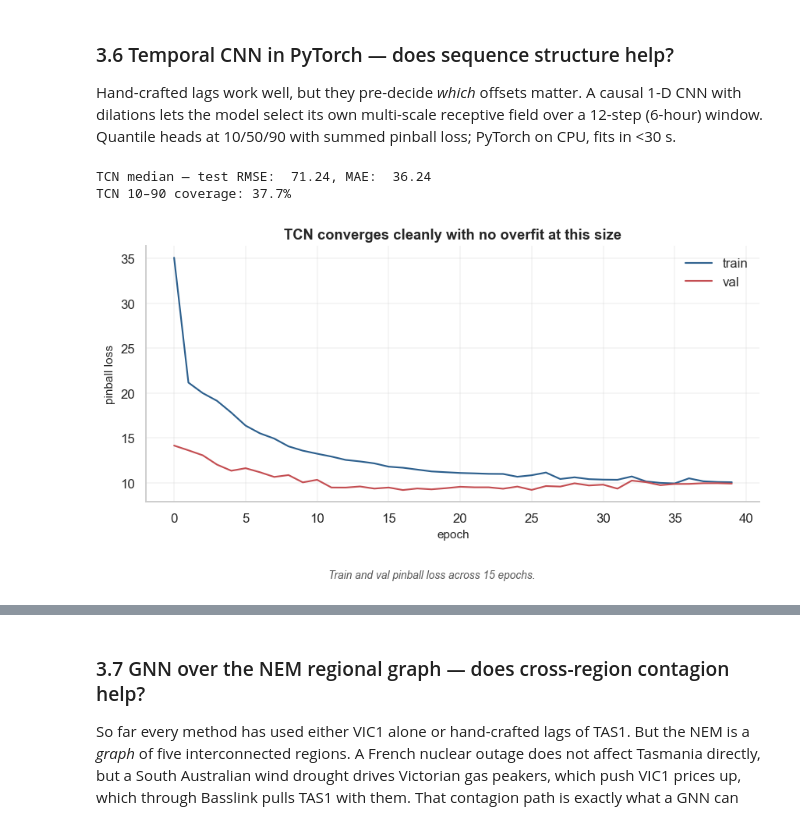
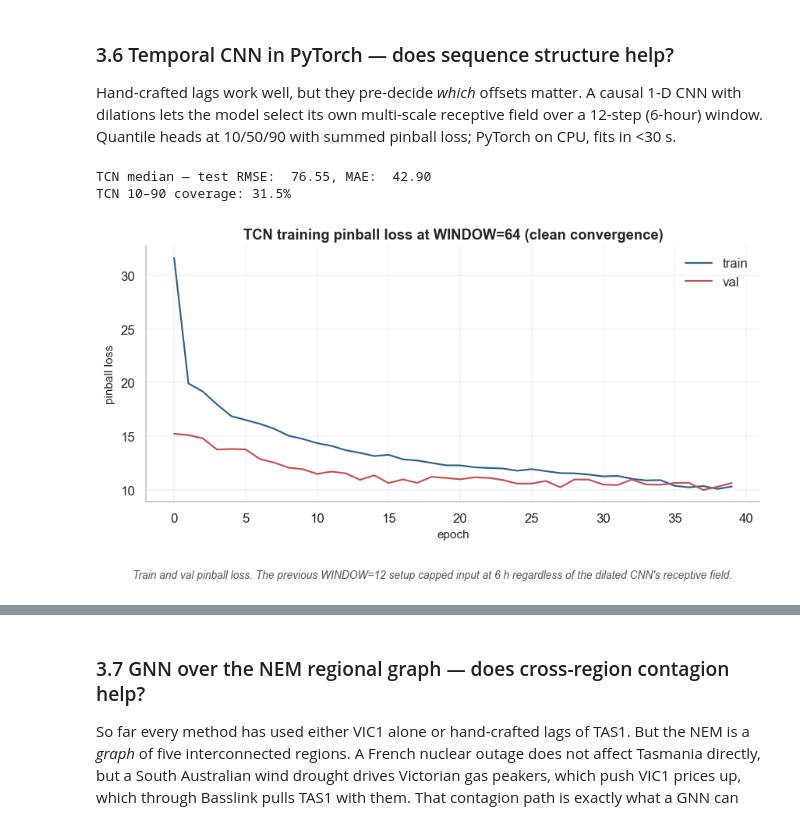
Before and after one commit to Ahmad-Jaradat-Space/tas1-price-basslink-forecast, a Jupyter notebook: notebook.ipynb, the cells around one changed output, grey strips where cells are left out. Saved outputs shown, nothing was run; the diff lists cells and outputs as text; code cells hidden in the pictures.

```diff
--- a/notebook.ipynb
+++ b/notebook.ipynb
@@ -352,7 +396,7 @@ fits in <30 s.
 mu = X[tr].mean(axis=0); sd = X[tr].std(axis=0) + 1e-6
 Xn = (X - mu) / sd
 
-WINDOW = 12
+WINDOW = 64  # receptive field of dilated CNN with dilations 1,2,4,8 is 31 steps; WINDOW must be >= that to use it. Originally 12 -> the network couldn't actually see beyond the last 6 hours despite its architecture promising more.
 n_tr = tr.stop; n_va = va.stop - va.start
 X_tr = Xn[:n_tr]; y_tr = y_price[:n_tr]
 X_va = Xn[n_tr:n_tr + n_va]; y_va = y_price[n_tr:n_tr + n_va]
@@ -374,16 +418,16 @@ print(f"TCN median — test RMSE: {models.rmse(y_te_aligned, q50_t):6.2f}, "
       f"MAE: {models.mae(y_te_aligned, q50_t):6.2f}")
 print(f"TCN 10–90 coverage: {((y_te_aligned >= q10_t) & (y_te_aligned <= q90_t)).mean():.1%}")
 # %% [output]
-TCN median — test RMSE:  71.24, MAE:  36.24
-TCN 10–90 coverage: 37.7%
+TCN median — test RMSE:  76.55, MAE:  42.90
+TCN 10–90 coverage: 31.5%
 # %%
 fig, ax = plt.subplots(figsize=(8, 4))
 ax.plot(hist_tcn["train"], color=plots.ACCENT, lw=1.4, label="train")
 ax.plot(hist_tcn["val"],   color=plots.WARN,  lw=1.4, label="val")
 ax.set_xlabel("epoch"); ax.set_ylabel("pinball loss")
-ax.set_title("TCN converges cleanly with no overfit at this size")
+ax.set_title("TCN training pinball loss at WINDOW=64 (clean convergence)")
 ax.legend()
-plots.caption(fig, "Train and val pinball loss across 15 epochs.")
+plots.caption(fig, "Train and val pinball loss. The previous WINDOW=12 setup capped input at 6 h regardless of the dilated CNN's receptive field.")
 plt.tight_layout(); plt.show()
 # %% [output]
-[figure, old version]
+[figure, new version]
```
Also changed, not shown: parts of 17 cells of this notebook, 2 other files.
